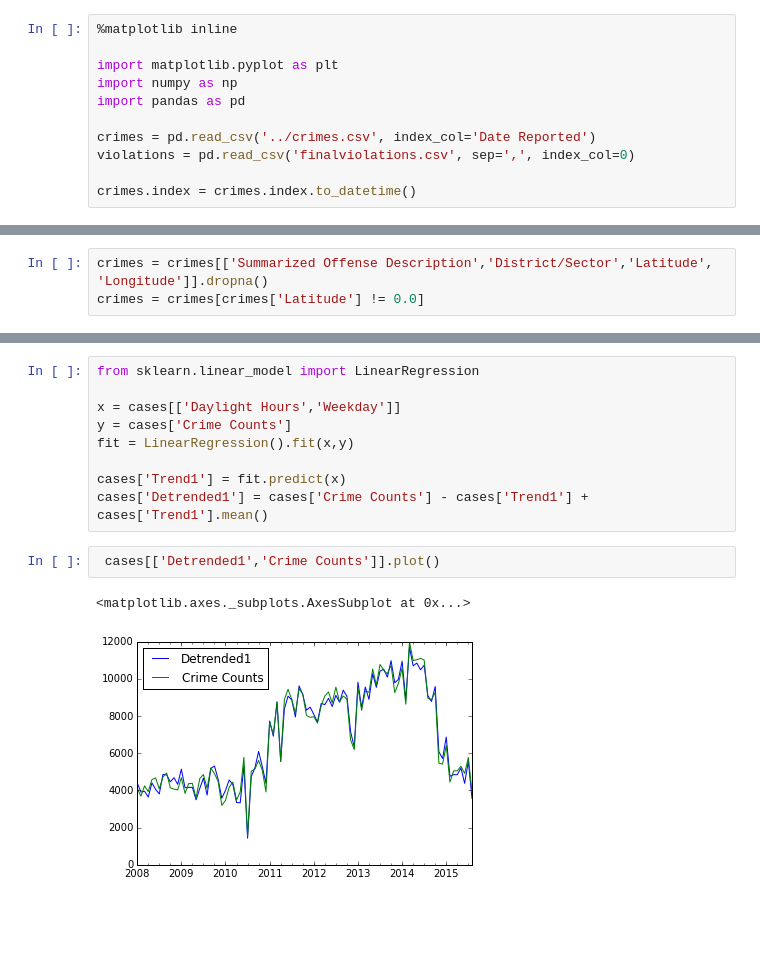
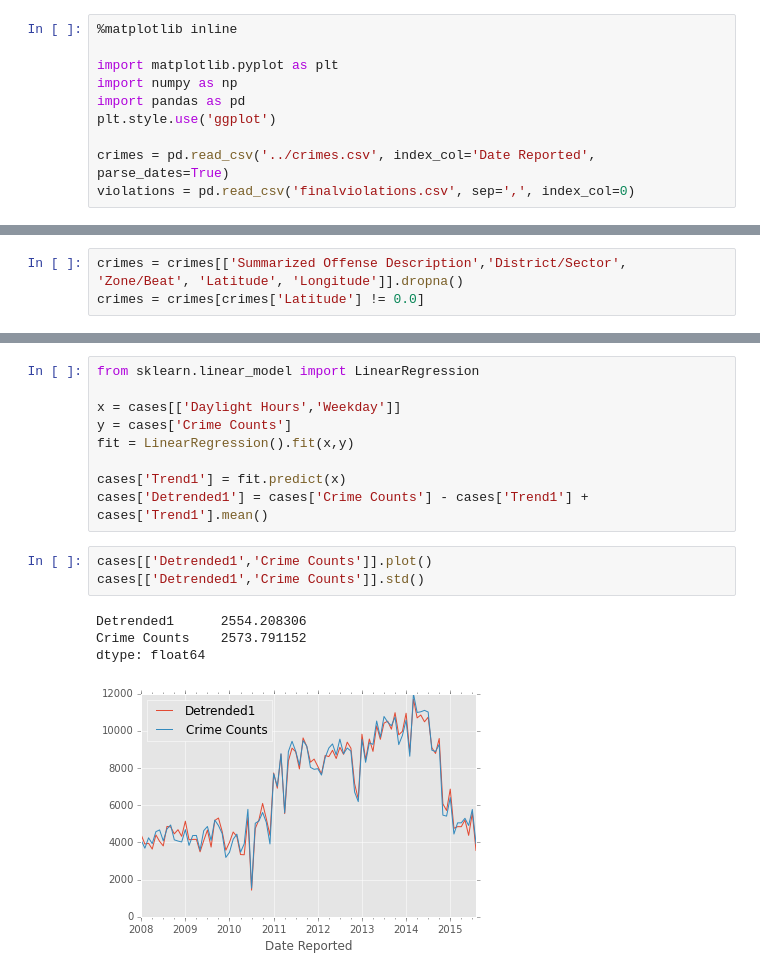
Before and after one commit to RaySSharma/crime-activity-seattle, a Jupyter notebook: CrimeActivitySeattle.ipynb, the cells around one changed output, grey strips where cells are left out. Cells and saved outputs as stored; diff of their text form; blank space fills up the shorter version.

```diff
--- a/CrimeActivitySeattle.ipynb
+++ b/CrimeActivitySeattle.ipynb
@@ -4,11 +4,10 @@
 import matplotlib.pyplot as plt
 import numpy as np
 import pandas as pd
+plt.style.use('ggplot')
 
-crimes = pd.read_csv('../crimes.csv', index_col='Date Reported')
+crimes = pd.read_csv('../crimes.csv', index_col='Date Reported', parse_dates=True)
 violations = pd.read_csv('finalviolations.csv', sep=',', index_col=0)
-
-crimes.index = crimes.index.to_datetime()
 # %%
 list(crimes.columns)
 # %% [output]
@@ -31,7 +30,7 @@ list(crimes.columns)
  'Month',
  'Year']
 # %%
-crimes = crimes[['Summarized Offense Description','District/Sector','Latitude', 'Longitude']].dropna()
+crimes = crimes[['Summarized Offense Description','District/Sector', 'Zone/Beat', 'Latitude', 'Longitude']].dropna()
 crimes = crimes[crimes['Latitude'] != 0.0]
 # %%
 crimes['District/Sector'].value_counts()
@@ -119,10 +118,13 @@ fit = LinearRegression().fit(x,y)
 cases['Trend1'] = fit.predict(x)
 cases['Detrended1'] = cases['Crime Counts'] - cases['Trend1'] + cases['Trend1'].mean()
 # %%
- cases[['Detrended1','Crime Counts']].plot()
+cases[['Detrended1','Crime Counts']].plot()
+cases[['Detrended1','Crime Counts']].std()
 # %% [output]
-<matplotlib.axes._subplots.AxesSubplot at 0x...>
+Detrended1      2554.208306
+Crime Counts    2573.791152
+dtype: float64
-[figure, old version]
+[figure, new version]
 # %%
 fig, axes = plt.subplots(nrows=6, ncols=1, figsize=(6,12))
 
```
Also changed, not shown: parts of 8 cells of this notebook.
